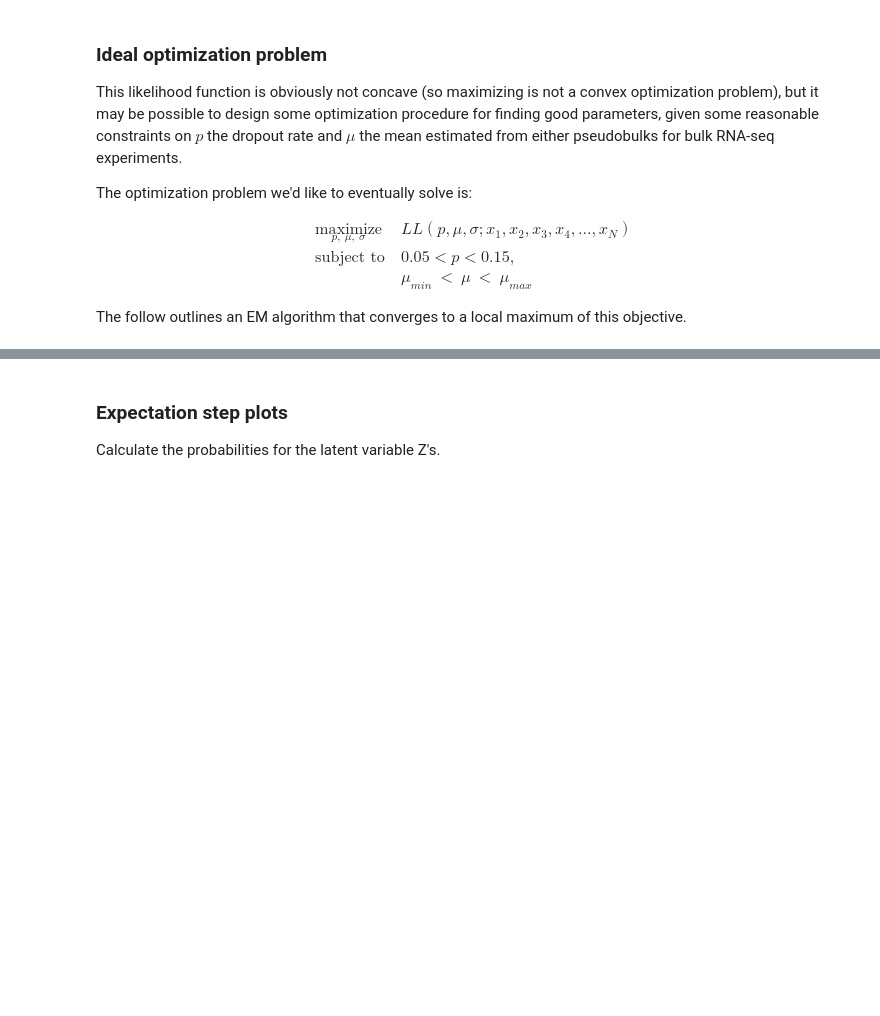
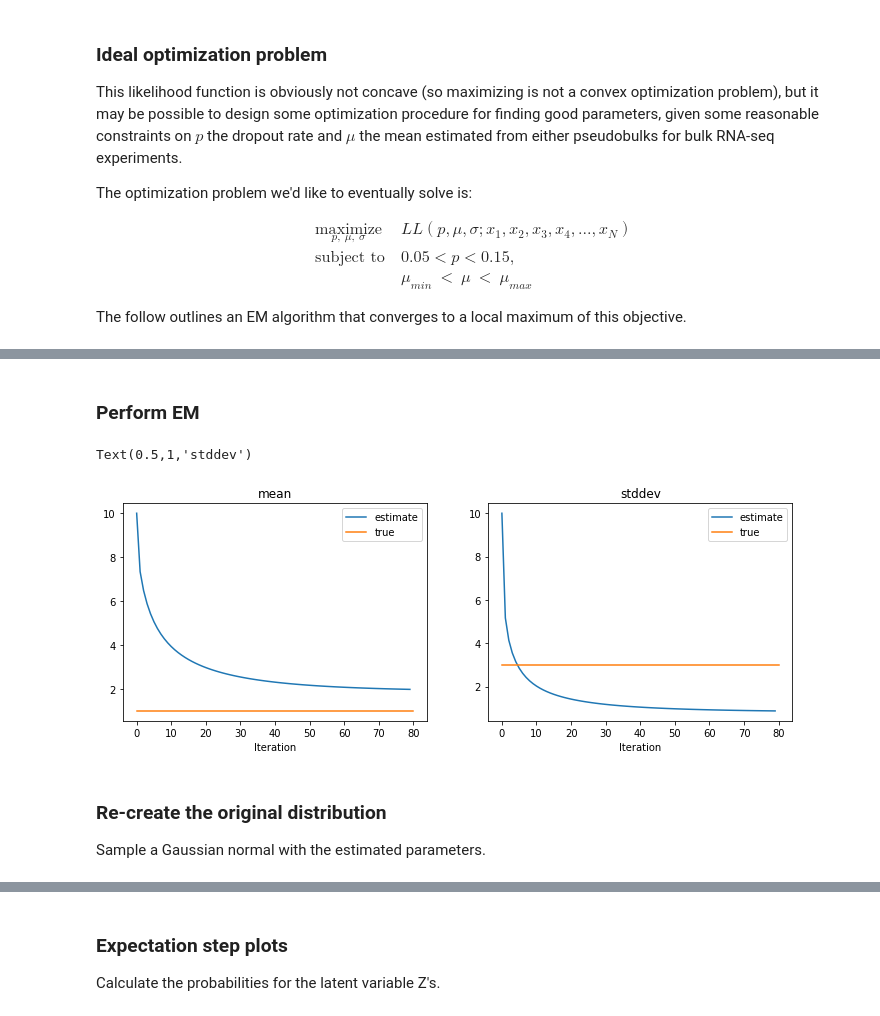
Before and after one commit to yelabucsf/scrna-parameter-estimation, a Jupyter notebook: notebooks/1d_em_simulation.ipynb, the cells around one changed output, grey strips where cells are left out. Saved outputs shown, nothing was run; the diff lists cells and outputs as text; code cells hidden in the pictures; blank space fills up the shorter version.

```diff
--- a/notebooks/1d_em_simulation.ipynb
+++ b/notebooks/1d_em_simulation.ipynb
@@ -85,0 +146,33 @@ plt.hist(observed, bins=20);
+# %%
+def get_parameters(observed, prob_table):
+    """ Get the parameters of the Gaussian and dropout """
+
+    data = pd.DataFrame()
+    data['observed'] = observed
+    data = data.groupby('observed').size().reset_index(name='count')
+    data['observed_weight'] = data['count'] / len(observed)
+    data = data.merge(
+        pd.concat(
+            [pd.DataFrame(
+                np.concatenate(
+                    [np.ones(20-x).reshape(-1, 1)*x,
+                    np.arange(x, 20).reshape(-1,1),
+                    prob_table[x, x:].reshape(-1, 1)], axis=1),
+                columns=['observed', 'latent', 'latent_weight']) for x in range(20)]),
+        on='observed',
+        how='left')
+    data['point_weight'] = data['observed_weight'] * data['latent_weight']
+    data['p_estimates'] = (data['observed'] / data['latent'] * data['point_weight']).fillna(0.0).replace(np.inf, 0.0)
+    p_estimate =p #min(max(data['p_estimates'].sum(), 0.05), 0.15)
+    stat_estimates = DescrStatsW(data['latent'], weights=data['point_weight'])
+    return stat_estimates.mean, np.sqrt(stat_estimates.var), p_estimate
+# %% [markdown]
+### Perform EM
+# %%
+# Initialize hyperparameters for EM
+NUM_ITER = 80
+# %%
+# Initialize the parameters
+p_hat = p
+mu_hat = 10
+sigma_hat = 10
@@ -85,0 +192,17 @@ plt.hist(observed, bins=20);
+# %%
+plt.figure(figsize=(12, 4))
+plt.subplot(1, 2, 1)
+plt.plot(fitting_progress.iteration, fitting_progress.mu_hat)
+plt.plot([0, NUM_ITER], [mu, mu])
+plt.xlabel('Iteration'); plt.legend(['estimate', 'true']); plt.title('mean')
+plt.subplot(1, 2, 2)
+plt.plot(fitting_progress.iteration, fitting_progress.sigma_hat)
+plt.plot([0, NUM_ITER], [sigma, sigma])
+plt.xlabel('Iteration'); plt.legend(['estimate', 'true']); plt.title('stddev')
+# %% [output]
+Text(0.5,1,'stddev')
+[figure, added]
+# %% [markdown]
+### Re-create the original distribution
+
+Sample a Gaussian normal with the estimated parameters.
```
Also changed, not shown: parts of 33 cells of this notebook, 9 other files.
